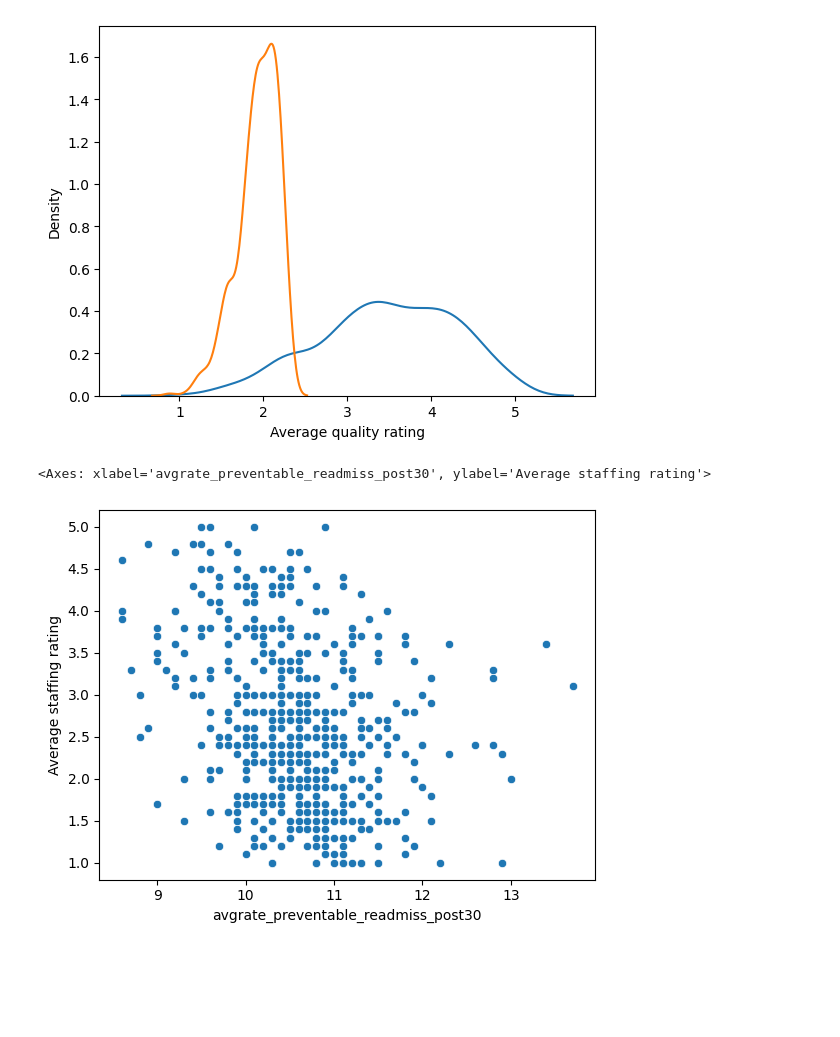
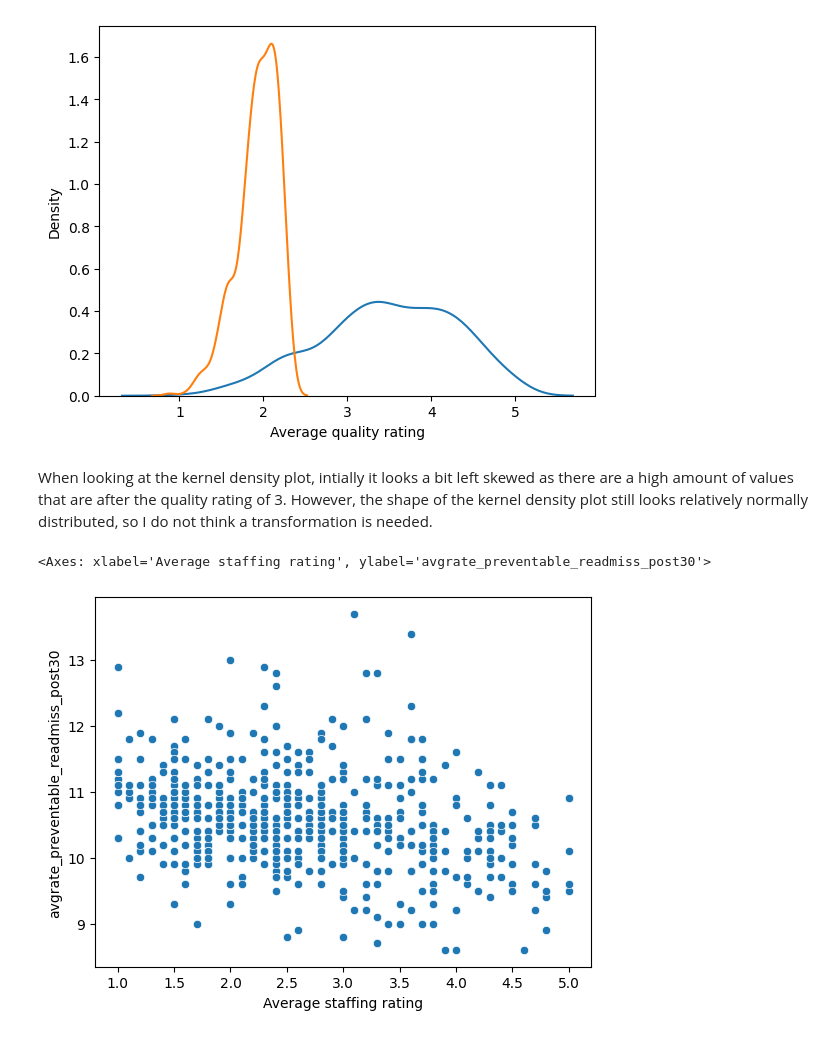
Before and after one commit to borayd3/visualization, a Jupyter notebook: assignment/assignment.ipynb, the cells around one changed output. Drawn from its saved outputs; the diff is of its cells as text; code cells hidden in the pictures; blank space fills up the shorter version.

```diff
--- a/assignment/assignment.ipynb
+++ b/assignment/assignment.ipynb
@@ -242,9 +296,11 @@ See the caveats in the documentation: https://pandas.pydata.org/pandas-docs/stab
   nursing_home2['quality_arcsinh'] = np.arcsinh(nursing_home2['Average quality rating'])
 <Axes: xlabel='Average quality rating', ylabel='Density'>
 [figure]
+# %% [markdown]
+When looking at the kernel density plot, intially it looks a bit left skewed as there are a high amount of values that are after the quality rating of 3. However, the shape of the kernel density plot still looks relatively normally distributed, so I do not think a transformation is needed.
 # %%
 # Question 6
-sns.scatterplot(x=nursing_home2['avgrate_preventable_readmiss_post30'], y=nursing_home2['Average staffing rating'])
+sns.scatterplot(x=nursing_home2['Average staffing rating'], y=nursing_home2['avgrate_preventable_readmiss_post30'])
 # %% [output]
-<Axes: xlabel='avgrate_preventable_readmiss_post30', ylabel='Average staffing rating'>
+<Axes: xlabel='Average staffing rating', ylabel='avgrate_preventable_readmiss_post30'>
-[figure, old version]
+[figure, new version]
```
Also changed, not shown: parts of 19 cells of this notebook, 1 other file.
